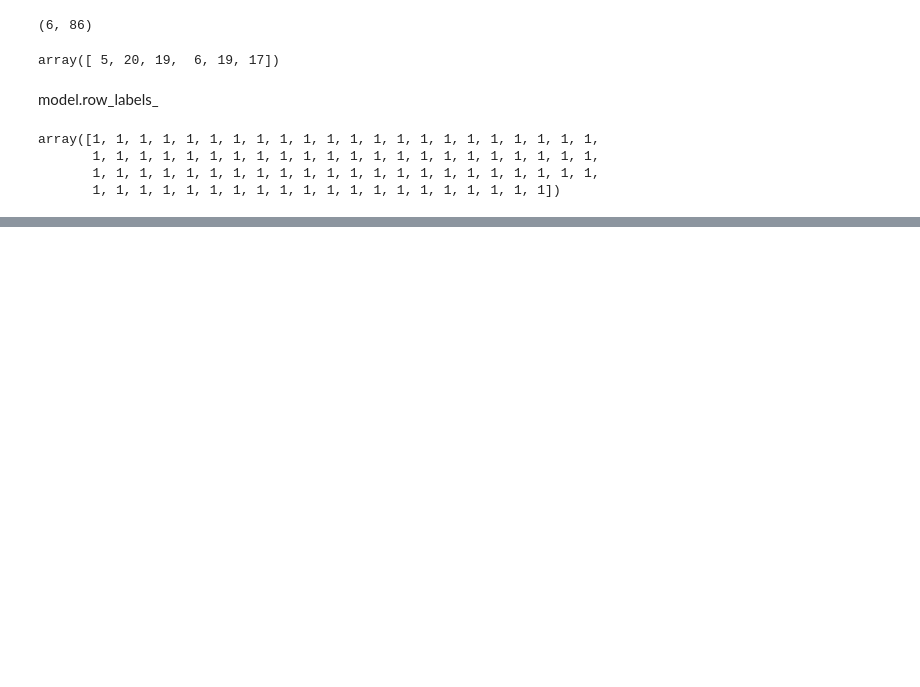
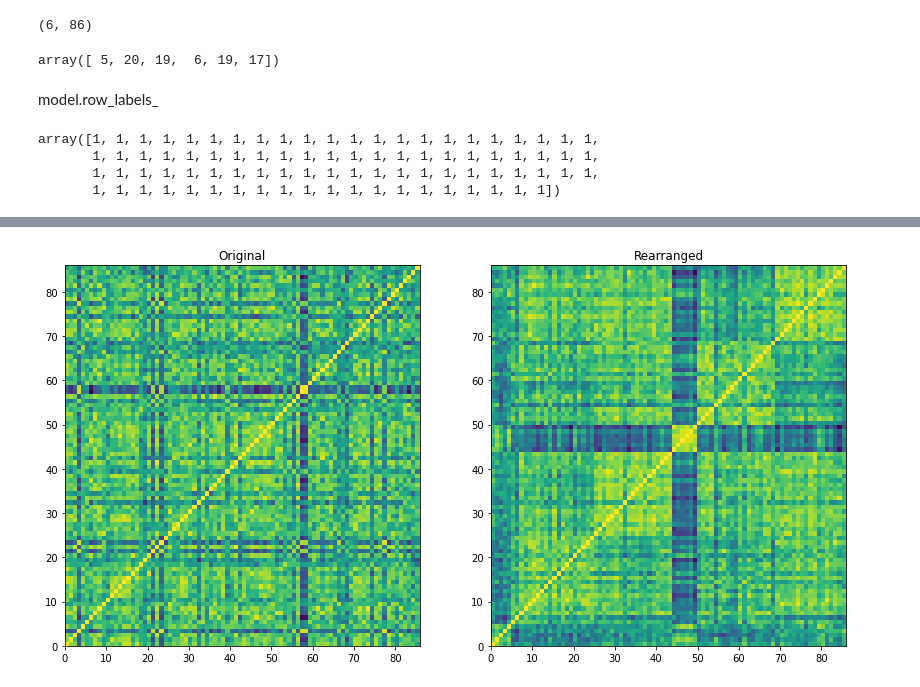
Before and after one commit to ashudva/Case_Studies, a Jupyter notebook: whisky/whisky_classification.ipynb, the cells around one changed output, grey strips where cells are left out. Cells and saved outputs as stored; diff of their text form; code cells hidden in the pictures; blank space fills up the shorter version.

Commit message:
Plot rearranged correlations according to region clusters

```diff
--- a/whisky/whisky_classification.ipynb
+++ b/whisky/whisky_classification.ipynb
@@ -7,9 +7,9 @@ import matplotlib as mpl
 import matplotlib.pyplot as plt
 %matplotlib inline
 
-whiskies = pd.read_csv("whiskies.txt")
-whiskies["regions"] = pd.read_csv("regions.txt")
-whiskies.head()
+whisky = pd.read_csv("whiskies.txt")
+whisky["regions"] = pd.read_csv("regions.txt")
+whisky.head()
 # %% [output]
 |  | RowID | Distillery | Body | Sweetness | Smoky | Medicinal | Tobacco | Honey | Spicy | Winey | ... |
 | 0 | 1 | Aberfeldy | 2 | 2 | 2 | 0 | 0 | 2 | 1 | 2 | ... |
@@ -37,7 +37,7 @@ Index(['RowID', 'Distillery', 'Body', 'Sweetness', 'Smoky', 'Medicinal',
        'Floral', 'Postcode', ' Latitude', ' Longitude', 'regions'],
       dtype='object')
 # %%
-flavors = whiskies.loc[:, 'Body':'Floral']
+flavors = whisky.loc[:, 'Body':'Floral']
 # %%
 flavors
 # %% [output]
@@ -142,3 +142,16 @@ array([1, 1, 1, 1, 1, 1, 1, 1, 1, 1, 1, 1, 1, 1, 1, 1, 1, 1, 1, 1, 1, 1,
        1, 1, 1, 1, 1, 1, 1, 1, 1, 1, 1, 1, 1, 1, 1, 1, 1, 1, 1, 1, 1, 1,
        1, 1, 1, 1, 1, 1, 1, 1, 1, 1, 1, 1, 1, 1, 1, 1, 1, 1, 1, 1, 1, 1,
        1, 1, 1, 1, 1, 1, 1, 1, 1, 1, 1, 1, 1, 1, 1, 1, 1, 1, 1, 1])
+# %%
+"""
+1. add the group label column to the whisky table that we got from the clustering the data
+2. Arrange rows in sorted order according to the group labels
+3. Plot the clusters
+4. In the latest pandas version DataFrame.ix[] is deprecated instead we'll use its replacement DataFrame.iloc[]
+5. We need to reset the indices of the table to its proper order
+"""
+whisky['group'] = pd.Series(model.row_labels_, index=whisky.index)
+
+whisky = whisky.iloc[np.argsort(model.row_labels_)]
+
+whisky = whisky.reset_index(drop = True)
@@ -144,0 +176,15 @@ array([1, 1, 1, 1, 1, 1, 1, 1, 1, 1, 1, 1, 1, 1, 1, 1, 1, 1, 1, 1, 1, 1,
+# %%
+correlations = pd.DataFrame.corr(whisky.loc[:, 'Body':'Floral'].transpose())
+correlations = np.array(correlations)
+# %%
+# Plotting the correlations matrix
+plt.figure(figsize=(14,7))
+plt.subplot(121)
+plt.pcolor(corr_whisky)
+plt.title("Original")
+plt.subplot(122)
+plt.pcolor(correlations)
+plt.title("Rearranged")
+plt.savefig("correlations.pdf")
+# %% [output]
+[figure, added]
```
Also changed, not shown: parts of 10 cells of this notebook, 6 other files.
